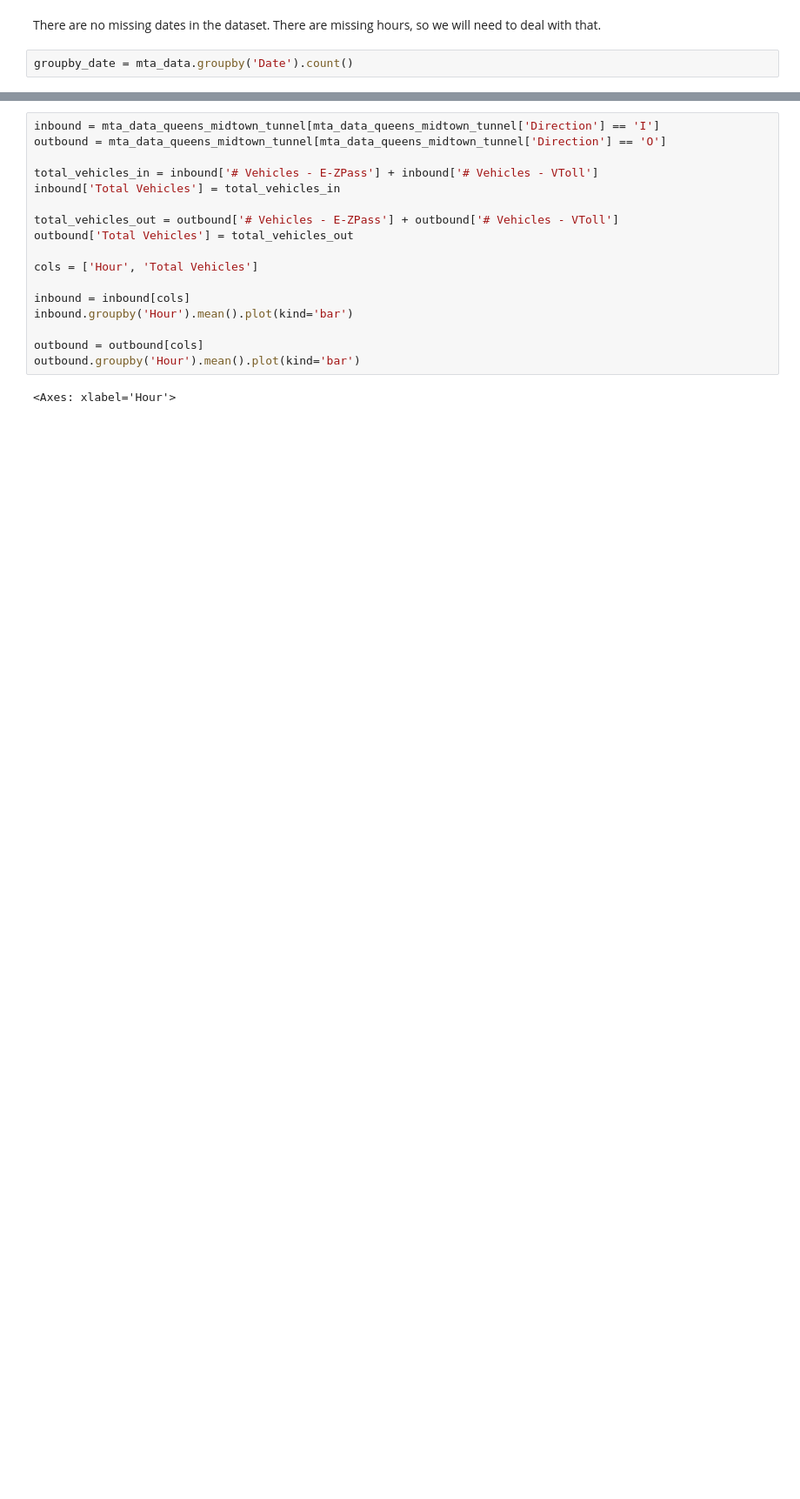
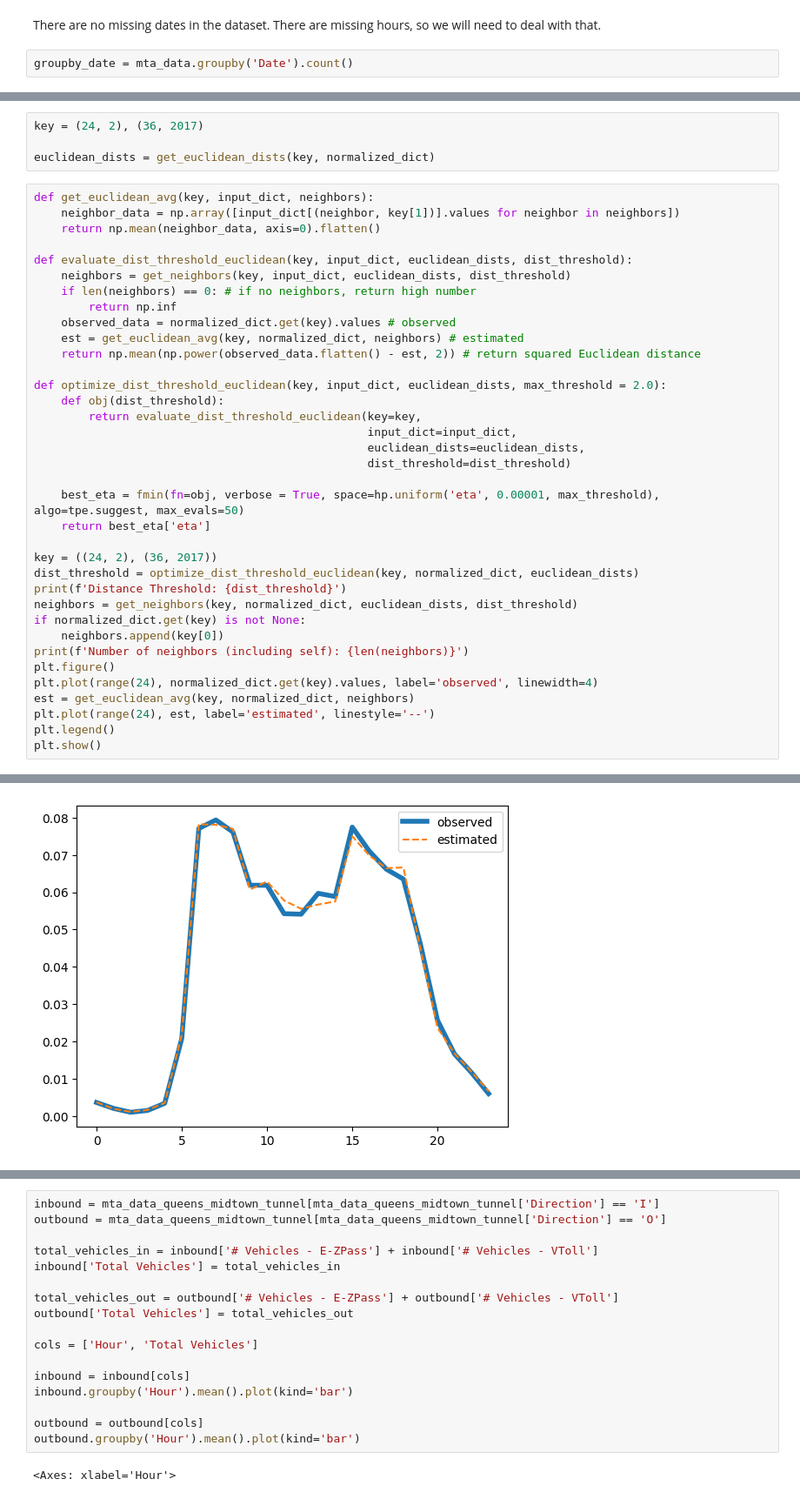
Before and after one commit to jacobf18/Dist-NN, a Jupyter notebook: mta_data.ipynb, the cells around one changed output, grey strips where cells are left out. Shown at 87% size. Drawn from its saved outputs; the diff is of its cells as text; blank space fills up the shorter version.

```diff
--- a/mta_data.ipynb
+++ b/mta_data.ipynb
@@ -98,0 +292,41 @@ groupby_date[groupby_date < 24].dropna()
+# %%
+key = (24, 2), (36, 2017)
+
+euclidean_dists = get_euclidean_dists(key, normalized_dict)
+# %%
+def get_euclidean_avg(key, input_dict, neighbors):
+    neighbor_data = np.array([input_dict[(neighbor, key[1])].values for neighbor in neighbors])
+    return np.mean(neighbor_data, axis=0).flatten()
+
+def evaluate_dist_threshold_euclidean(key, input_dict, euclidean_dists, dist_threshold):
+    neighbors = get_neighbors(key, input_dict, euclidean_dists, dist_threshold)
+    if len(neighbors) == 0: # if no neighbors, return high number
+        return np.inf
+    observed_data = normalized_dict.get(key).values # observed
+    est = get_euclidean_avg(key, normalized_dict, neighbors) # estimated
+    return np.mean(np.power(observed_data.flatten() - est, 2)) # return squared Euclidean distance
+
+def optimize_dist_threshold_euclidean(key, input_dict, euclidean_dists, max_threshold = 2.0):
+    def obj(dist_threshold):
+        return evaluate_dist_threshold_euclidean(key=key,
+                                                 input_dict=input_dict,
+                                                 euclidean_dists=euclidean_dists,
+                                                 dist_threshold=dist_threshold)
+
+    best_eta = fmin(fn=obj, verbose = True, space=hp.uniform('eta', 0.00001, max_threshold), algo=tpe.suggest, max_evals=50)
+    return best_eta['eta']
+
+key = ((24, 2), (36, 2017))
+dist_threshold = optimize_dist_threshold_euclidean(key, normalized_dict, euclidean_dists)
+print(f'Distance Threshold: {dist_threshold}')
+neighbors = get_neighbors(key, normalized_dict, euclidean_dists, dist_threshold)
+if normalized_dict.get(key) is not None:
+    neighbors.append(key[0])
+print(f'Number of neighbors (including self): {len(neighbors)}')
+plt.figure()
+plt.plot(range(24), normalized_dict.get(key).values, label='observed', linewidth=4)
+est = get_euclidean_avg(key, normalized_dict, neighbors)
+plt.plot(range(24), est, label='estimated', linestyle='--')
+plt.legend()
+plt.show()
+# %% [output]
@@ -98,0 +335 @@ groupby_date[groupby_date < 24].dropna()
+[figure, added]
```
Also changed, not shown: parts of 19 cells of this notebook.
